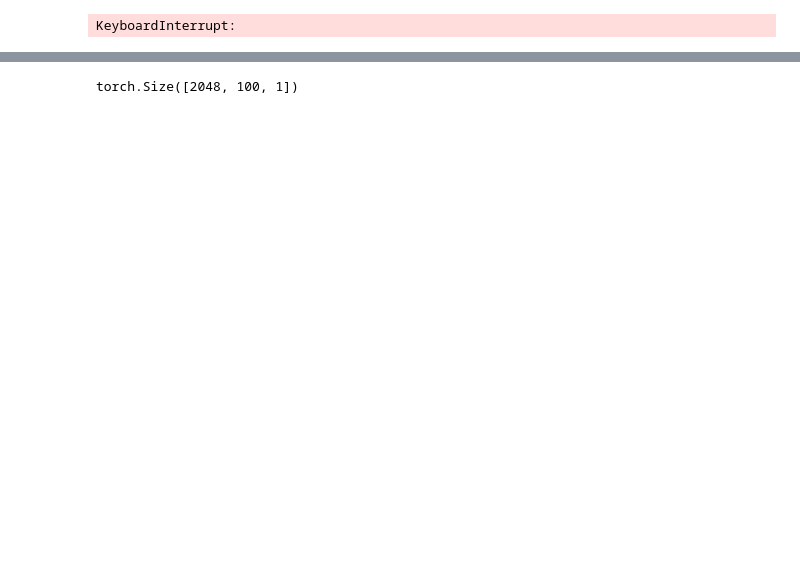
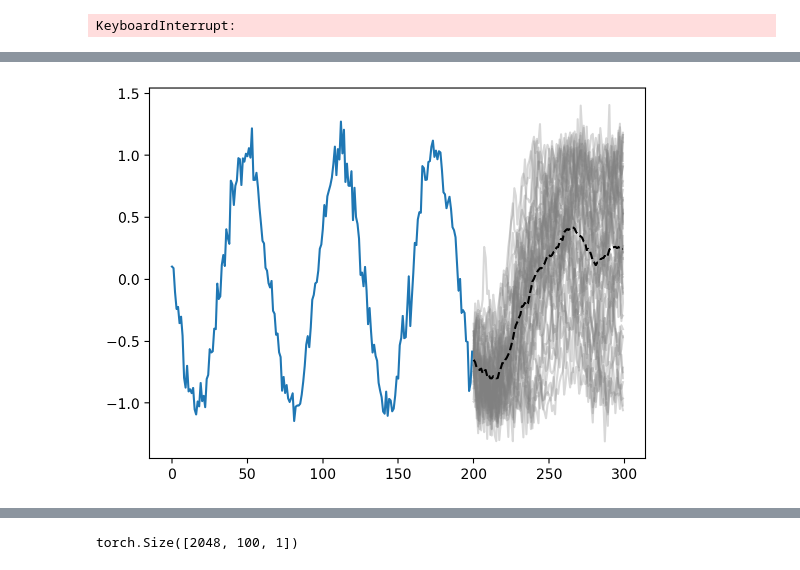
Before and after one commit to tedwards2412/TimeTransformers, a Jupyter notebook: justin_scratchpad.ipynb, the cells around one changed output, grey strips where cells are left out. Drawn from its saved outputs; the diff is of its cells as text; code cells hidden in the pictures; blank space fills up the shorter version.

```diff
--- a/justin_scratchpad.ipynb
+++ b/justin_scratchpad.ipynb
@@ -187,35 +194,61 @@ plt.show()
 # %%
-# Generate the next n_sequence elements
-n_sequence = 100
-generated_sequence = []
+Nlines = 50
 
-# Initial input for the model
-current_input = y_train[0].unsqueeze(0)
+for i in range(Nlines):
+    # Generate the next n_sequence elements
+    n_sequence = 100
+    generated_sequence = []
 
-for _ in range(n_sequence):
-    # Pass the current input through the model
-    output = transformer.forward(current_input)
+    transformer.eval()
 
-    # Get the last output (most recent forecast)
-    mean = output[:, -1, 0].unsqueeze(-1)
-    std = torch.sqrt(torch.nn.functional.softplus(output[:, -1, 1]).unsqueeze(-1) + 1e-6)
-    next_output = mean + torch.randn(mean.shape).to(device) * std
+    # Initial input for the model
+    current_input = y_train[0].unsqueeze(0)
 
-    # Append the predicted value to the generated sequence
-    generated_sequence.append(next_output[:, 0])  # Assuming output_size is 1
+    for _ in range(n_sequence):
+        # Pass the current input through the model
+        output = transformer.forward(current_input)
 
-    # Concatenate the new output to the current input for the next iteration
-    current_input = torch.cat(
-        [
-            current_input,
-            next_output.unsqueeze(0),
-        ],
-        dim=1,
-    )[:,1:,:]
+        # Get the last output (most recent forecast)
+        mean = output[:, -1, 0].unsqueeze(-1)
+        std = torch.sqrt(
+            torch.nn.functional.softplus(output[:, -1, 1]).unsqueeze(-1) + 1e-6
+        )
+        next_output = mean + torch.randn(mean.shape).to(device) * std
 
-# Convert the list of tensors to a single tensor
-sequence = torch.stack(
-    generated_sequence, dim=1
-)  # Shape: [batch_size, n_sequence]
+        # Append the predicted value to the generated sequence
+        generated_sequence.append(next_output[:, 0])  # Assuming output_size is 1
+
+        # Concatenate the new output to the current input for the next iteration
+        current_input = torch.cat(
+            [
+                current_input,
+                next_output.unsqueeze(0),
+            ],
+            dim=1,
+        )[:, 1:, :]
+
+    # Convert the list of tensors to a single tensor
+    sequence = torch.stack(generated_sequence, dim=1)  # Shape: [batch_size, n_sequence]
+    if i == 0:
+        sequence_average = sequence
+    else:
+        sequence_average += sequence
+    plt.plot(
+        np.arange(y_train[0].shape[0], y_train[0].shape[0] + sequence.shape[1]),
+        sequence[0, :].detach().cpu(),
+        alpha=0.3,
+        color="grey",
+    )
+
+plt.plot(
+    np.arange(y_train[0].shape[0], y_train[0].shape[0] + sequence.shape[1]),
+    sequence_average[0, :].detach().cpu() / Nlines,
+    color="k",
+    ls="--",
+)
+plt.plot(np.arange(0, y_train[0].shape[0]), y_train[0].cpu())
+plt.show()
+# %% [output]
+[figure, added]
 # %%
 plt.plot(np.arange(0, y_train[0].shape[0]), y_train[0].cpu())
```
Also changed, not shown: parts of 8 cells of this notebook, 1 other file.
